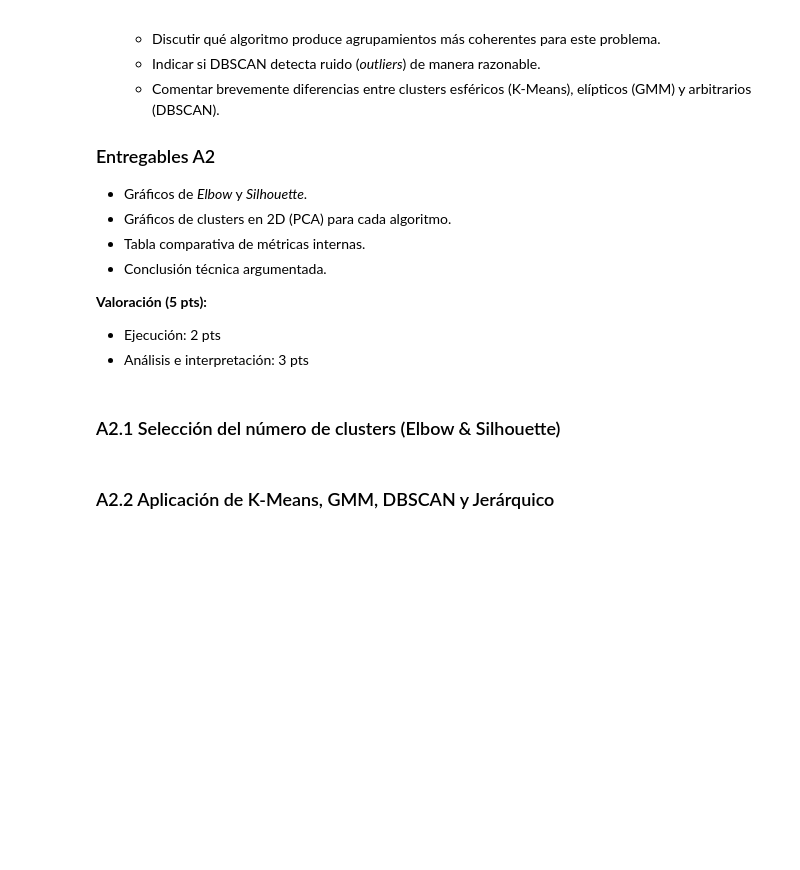
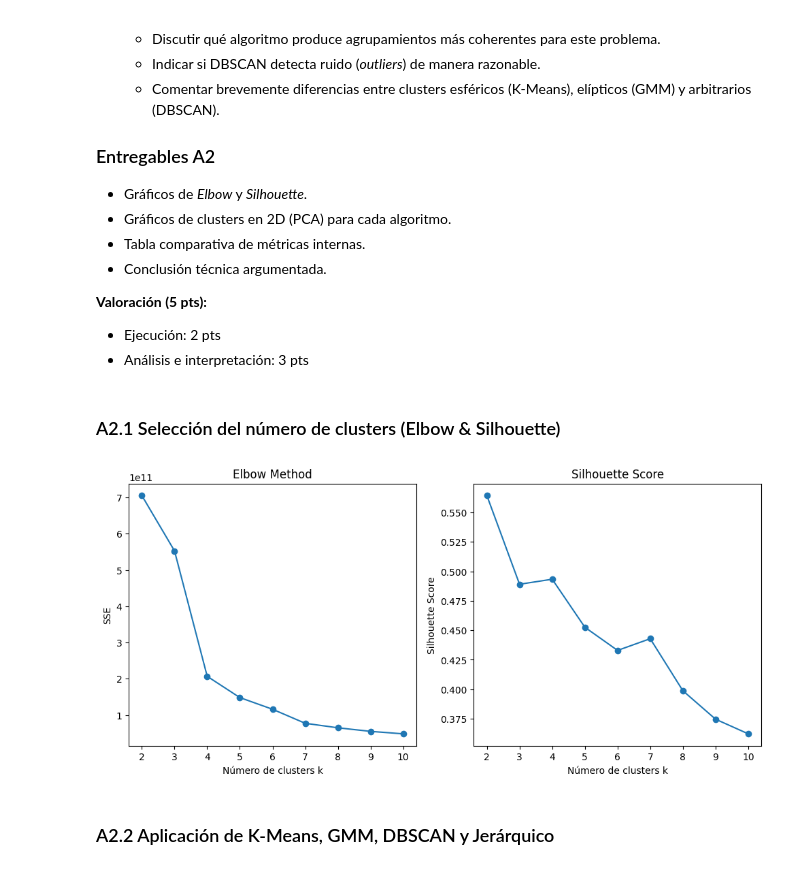
Before and after one commit to NathaNN73/Data-Mining-Tools, a Jupyter notebook: notebooks/Practica_Calificada_02_Data_Mining_Tools.ipynb, the cells around one changed output. Drawn from its saved outputs; the diff is of its cells as text; code cells hidden in the pictures; blank space fills up the shorter version.

```diff
--- a/notebooks/Practica_Calificada_02_Data_Mining_Tools.ipynb
+++ b/notebooks/Practica_Calificada_02_Data_Mining_Tools.ipynb
@@ -68,10 +92,8 @@ Incluye valores faltantes y variables mixtas.
 # A1.1 Carga del dataset y exploración inicial
 import pandas as pd
 
-# Ejemplo: df = pd.read_csv('marketing_campaign.csv')
-# Reemplaza con la ruta real del archivo descargado desde Kaggle
-df = None  # Cargar aquí el dataset
+df = pd.read_csv('./1/marketing_campaign.csv', sep='\t')
 
 # Mostrar información general
-# df.info()
-# df.head()
+df.info()
+df.head()
@@ -99,6 +206,12 @@ from sklearn.preprocessing import StandardScaler, MinMaxScaler
 # %% [markdown]
 ### A1.4 Codificación de categóricas (One Hot Encoding)
 # %%
+from sklearn.preprocessing import OneHotEncoder
+
 # A1.4 One Hot Encoding
-
-# Usar pd.get_dummies o OneHotEncoder según prefieras
+OHE = OneHotEncoder(sparse_output=False, drop='first')
+cat_encoded = OHE.fit_transform(df[cat_cols])
+cat_encoded_df = pd.DataFrame(cat_encoded, columns=OHE.get_feature_names_out(cat_cols))
+df_final = pd.concat([df[num_cols], cat_encoded_df], axis=1)
+print("DataFrame final después de One Hot Encoding:")
+print(df_final.head())
@@ -152,9 +283,39 @@ Escribe aquí tus conclusiones sobre:
 # %%
 # A2.1 Cálculo de Elbow y Silhouette para K-Means
 from sklearn.cluster import KMeans
 from sklearn.metrics import silhouette_score
+import matplotlib.pyplot as plt
 
 # Implementar aquí el barrido de k y los gráficos
+sse = []
+silhouette_scores = []
+K_range = range(2, 11)
+for k in K_range:
+    kmeans = KMeans(n_clusters=k, random_state=42)
+    labels = kmeans.fit_predict(df_final)
+    sse.append(kmeans.inertia_)
+    silhouette_scores.append(silhouette_score(df_final, labels))
+
+# Gráfico de Elbow
+plt.figure(figsize=(12, 5))
+plt.subplot(1, 2, 1)
+plt.plot(K_range, sse, marker='o')
+plt.title('Elbow Method')
+plt.xlabel('Número de clusters k')
+plt.ylabel('SSE')
+
+
+
+# Gráfico de Silhouette
+plt.subplot(1, 2, 2)
+plt.plot(K_range, silhouette_scores, marker='o')
+plt.title('Silhouette Score')
+plt.xlabel('Número de clusters k')
+plt.ylabel('Silhouette Score')
+
+plt.show()
+# %% [output]
+[figure, added]
 # %% [markdown]
 ### A2.2 Aplicación de K-Means, GMM, DBSCAN y Jerárquico
 # %%
```
Also changed, not shown: parts of 10 cells of this notebook, 1 other file.
